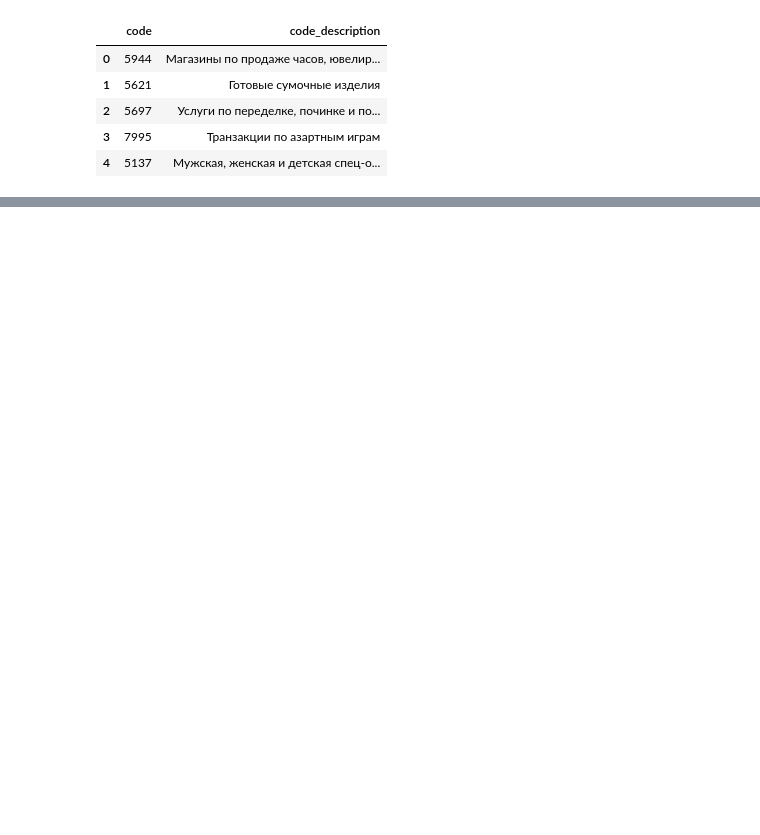
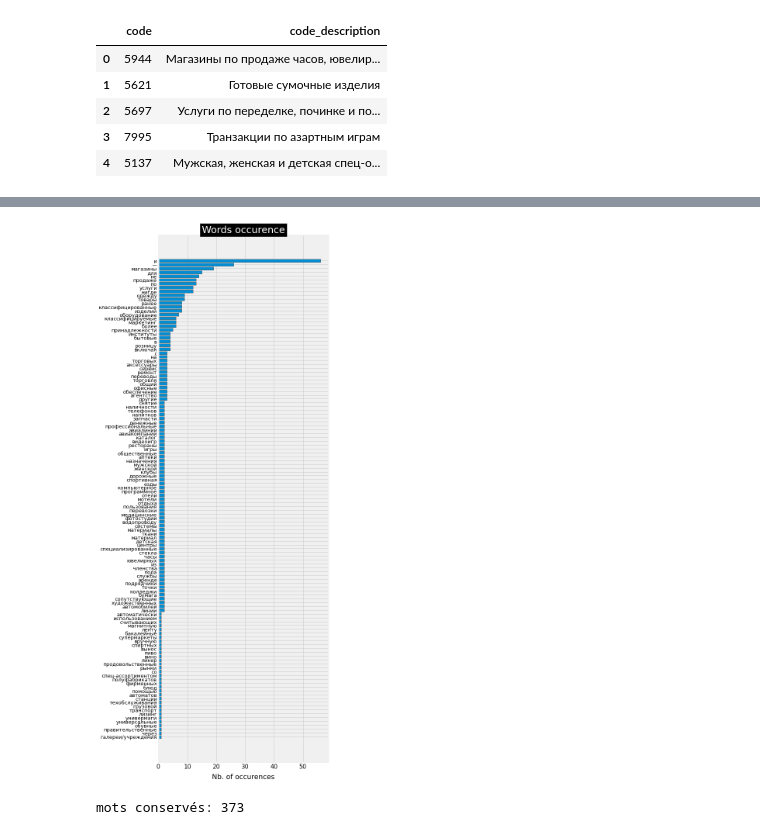
Before and after one commit to meyram345/gender_prediction, a Jupyter notebook: main.ipynb, the cells around one changed output, grey strips where cells are left out. Cells and saved outputs as stored; diff of their text form; code cells hidden in the pictures; blank space fills up the shorter version.

```diff
--- a/main.ipynb
+++ b/main.ipynb
@@ -47,0 +382,8 @@ X_test=transactions_df[transactions_df.client_id.isin(test_df.client_id)]
+# %%
+for i in range(5):
+    col = 'type_categ_{}'.format(i)
+    df_temp = transactions_df[transactions_df.categ == i]
+    transactions_df.loc[:, col] = df_temp['sum']
+    transactions_df[col].fillna(0, inplace = True)
+#__________________________________________________________________________________________________
+transactions_df.groupby('client_id').sum()
@@ -47,0 +405,5 @@ X_test=transactions_df[transactions_df.client_id.isin(test_df.client_id)]
+# %%
+df_codes = pd.DataFrame(transactions_df['code_description'].unique()).rename(columns = {0: 'code_description'})
+#unique names of types
+print(df_codes.shape)
+df_codes
@@ -47,0 +464,2 @@ X_test=transactions_df[transactions_df.client_id.isin(test_df.client_id)]
+# %%
+keywords1, keywords_roots1, keywords_select1, count_keywords1 = keywords_inventory(df_codes)
@@ -47,0 +472,6 @@ X_test=transactions_df[transactions_df.client_id.isin(test_df.client_id)]
+# %%
+list_code_words = []
+for k,v in count_keywords1.items():
+    list_code_words.append([keywords_select1[k], v])
+list_code_words.sort(key = lambda x:x[1], reverse = True)
+print(list_code_words)
@@ -47,0 +500,34 @@ X_test=transactions_df[transactions_df.client_id.isin(test_df.client_id)]
+# %%
+list_code = sorted(list_code_words, key = lambda x:x[1], reverse = True)
+#_______________________________
+plt.rc('font', weight='normal')
+fig, ax = plt.subplots(figsize=(7, 25))
+y_axis = [i[1] for i in list_code[:125]]
+x_axis = [k for k,i in enumerate(list_code[:125])]
+x_label = [i[0] for i in list_code[:125]]
+plt.xticks(fontsize = 15)
+plt.yticks(fontsize = 13)
+plt.yticks(x_axis, x_label)
+plt.xlabel("Nb. of occurences", fontsize = 18, labelpad = 10)
+ax.barh(x_axis, y_axis, align = 'center')
+ax = plt.gca()
+ax.invert_yaxis()
+#_______________________________________________________________________________________
+plt.title("Words occurence",bbox={'facecolor':'k', 'pad':5}, color='w',fontsize = 25)
+plt.show()
+# %% [output]
+[figure, added]
+# %%
+#there are some symbols in keywords< let's remove them
+list_code_words = []
+for k,v in count_keywords1.items():
+    word = keywords_select1[k]
+    #     if word in ['pink', 'blue', 'tag', 'green', 'orange']: continue
+    if len(word) < 3 : continue
+    if ('-' in word): continue
+    list_code_words.append([word, v])
+#______________________________________________________
+list_code_words.sort(key = lambda x:x[1], reverse = True)
+print('mots conservés:', len(list_code_words))
+# %% [output]
+mots conservés: 373
```
Also changed, not shown: parts of 55 cells of this notebook, 2 other files.
